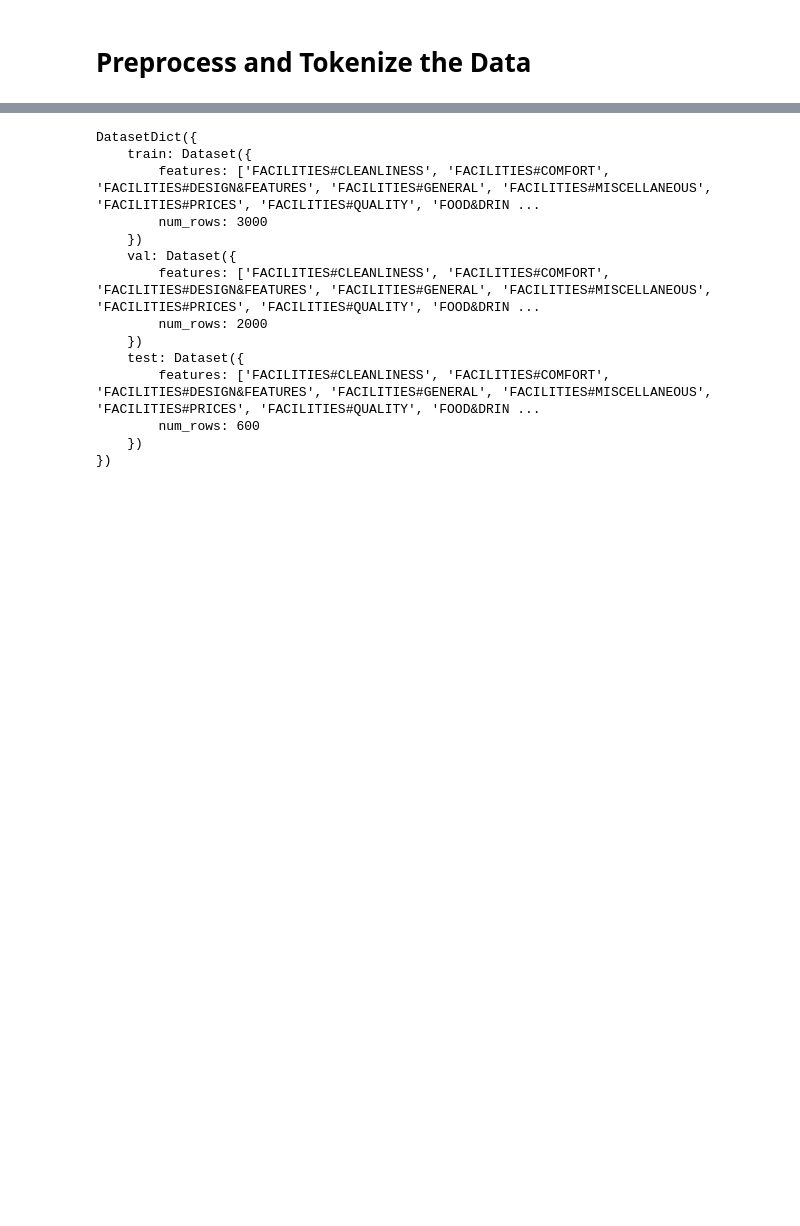
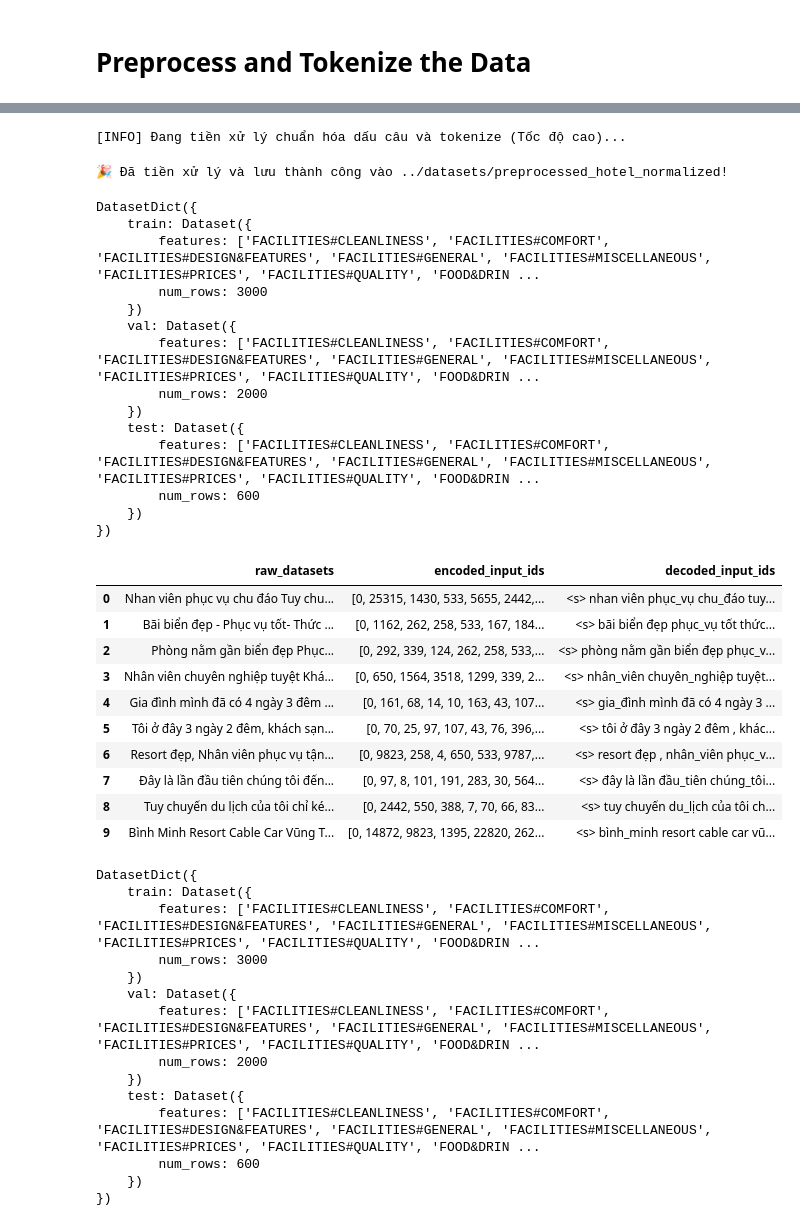
Before and after one commit to Haiyaa00/ABSA-Capstone-Project, a Jupyter notebook: Hotel_v2.ipynb, the cells around one changed output, grey strips where cells are left out. Drawn from its saved outputs; the diff is of its cells as text; code cells hidden in the pictures; blank space fills up the shorter version.

```diff
--- a/Hotel_v2.ipynb
+++ b/Hotel_v2.ipynb
@@ -237,2 +203,58 @@ DatasetDict({
+# %%
+# 1. Định nghĩa hàm tiền xử lý nhanh và an toàn (tắt correct_errors để không bị crash GPU T4)
+def safe_preprocess_and_tokenize(raw_data, preprocessor, tokenizer, batch_size, max_length):
+    print('[INFO] Đang tiền xử lý chuẩn hóa dấu câu và tokenize (Tốc độ cao)...')
+    def transform_batch(batch):
+        # correct_errors=False giúp chạy mượt mà trên CPU/VnCoreNLP, không bị crash bfloat16
+        cleaned_batch = preprocessor.process_batch(batch['Review'], correct_errors=False)
+        return tokenizer(cleaned_batch, max_length=max_length, padding='max_length', truncation=True)
+
+    return raw_data.map(transform_batch, batched=True, batch_size=batch_size).remove_columns('Review')
+
+# 2. Chạy tiền xử lý trên toàn bộ tập dữ liệu
+preprocessed_datasets = safe_preprocess_and_tokenize(
+    raw_datasets, vn_preprocessor, tokenizer, BATCH_SIZE * 2, MAX_LENGTH
+)
+
+# 3. Lưu vào thư mục mới trên Google Drive
+preprocessed_datasets.save_to_disk('../datasets/preprocessed_hotel_normalized')
+print("🎉 Đã tiền xử lý và lưu thành công vào ../datasets/preprocessed_hotel_normalized!")
+
+# 4. Hiển thị kiểm tra dữ liệu
+display(preprocessed_datasets)
+import pandas as pd
+pd.DataFrame({
+    'raw_datasets': raw_datasets['train']['Review'][1480:1490],
+    'encoded_input_ids': preprocessed_datasets['train']['input_ids'][1480:1490],
+    'decoded_input_ids': [tokenizer.decode(preprocessed_datasets['train'][i]['input_ids']) for i in range(1480, 1490)]
+})
+# %% [output]
+[INFO] Đang tiền xử lý chuẩn hóa dấu câu và tokenize (Tốc độ cao)...
+🎉 Đã tiền xử lý và lưu thành công vào ../datasets/preprocessed_hotel_normalized!
+DatasetDict({
+    train: Dataset({
+        features: ['FACILITIES#CLEANLINESS', 'FACILITIES#COMFORT', 'FACILITIES#DESIGN&FEATURES', 'FACILITIES#GENERAL', 'FACILITIES#MISCELLANEOUS', 'FACILITIES#PRICES', 'FACILITIES#QUALITY', 'FOOD&DRIN ...
+        num_rows: 3000
+    })
+    val: Dataset({
+        features: ['FACILITIES#CLEANLINESS', 'FACILITIES#COMFORT', 'FACILITIES#DESIGN&FEATURES', 'FACILITIES#GENERAL', 'FACILITIES#MISCELLANEOUS', 'FACILITIES#PRICES', 'FACILITIES#QUALITY', 'FOOD&DRIN ...
+        num_rows: 2000
+    })
+    test: Dataset({
+        features: ['FACILITIES#CLEANLINESS', 'FACILITIES#COMFORT', 'FACILITIES#DESIGN&FEATURES', 'FACILITIES#GENERAL', 'FACILITIES#MISCELLANEOUS', 'FACILITIES#PRICES', 'FACILITIES#QUALITY', 'FOOD&DRIN ...
+        num_rows: 600
+    })
+})
+|  | raw_datasets | encoded_input_ids | decoded_input_ids |
+| 0 | Nhan viên phục vụ chu đáo Tuy chu... | [0, 25315, 1430, 533, 5655, 2442,... | <s> nhan viên phục_vụ chu_đáo tuy... |
+| 1 | Bãi biển đẹp - Phục vụ tốt- Thức ... | [0, 1162, 262, 258, 533, 167, 184... | <s> bãi biển đẹp phục_vụ tốt thức... |
+| 2 | Phòng nằm gần biển đẹp Phục... | [0, 292, 339, 124, 262, 258, 533,... | <s> phòng nằm gần biển đẹp phục_v... |
+| 3 | Nhân viên chuyên nghiệp tuyệt Khá... | [0, 650, 1564, 3518, 1299, 339, 2... | <s> nhân_viên chuyên_nghiệp tuyệt... |
+| 4 | Gia đình mình đã có 4 ngày 3 đêm ... | [0, 161, 68, 14, 10, 163, 43, 107... | <s> gia_đình mình đã có 4 ngày 3 ... |
+| 5 | Tôi ở đây 3 ngày 2 đêm, khách sạn... | [0, 70, 25, 97, 107, 43, 76, 396,... | <s> tôi ở đây 3 ngày 2 đêm , khác... |
+| 6 | Resort đẹp, Nhân viên phục vụ tận... | [0, 9823, 258, 4, 650, 533, 9787,... | <s> resort đẹp , nhân_viên phục_v... |
+| 7 | Đây là lần đầu tiên chúng tôi đến... | [0, 97, 8, 101, 191, 283, 30, 564... | <s> đây là lần đầu_tiên chúng_tôi... |
+| 8 | Tuy chuyến du lịch của tôi chỉ ké... | [0, 2442, 550, 388, 7, 70, 66, 83... | <s> tuy chuyến du_lịch của tôi ch... |
+| 9 | Bình Minh Resort Cable Car Vũng T... | [0, 14872, 9823, 1395, 22820, 262... | <s> bình_minh resort cable car vũ... |
 # %%
 from datasets import load_from_disk
```
Also changed, not shown: parts of 17 cells of this notebook.
